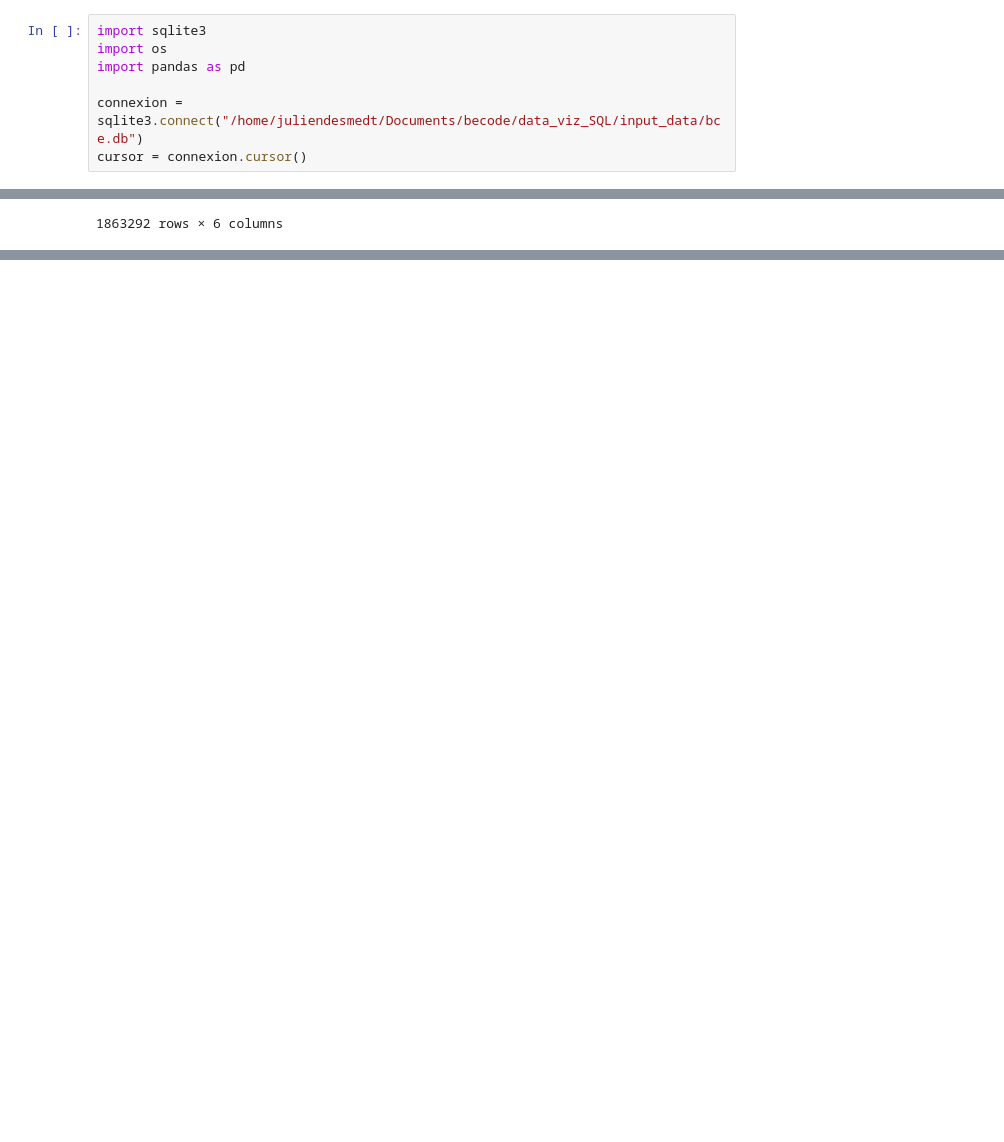
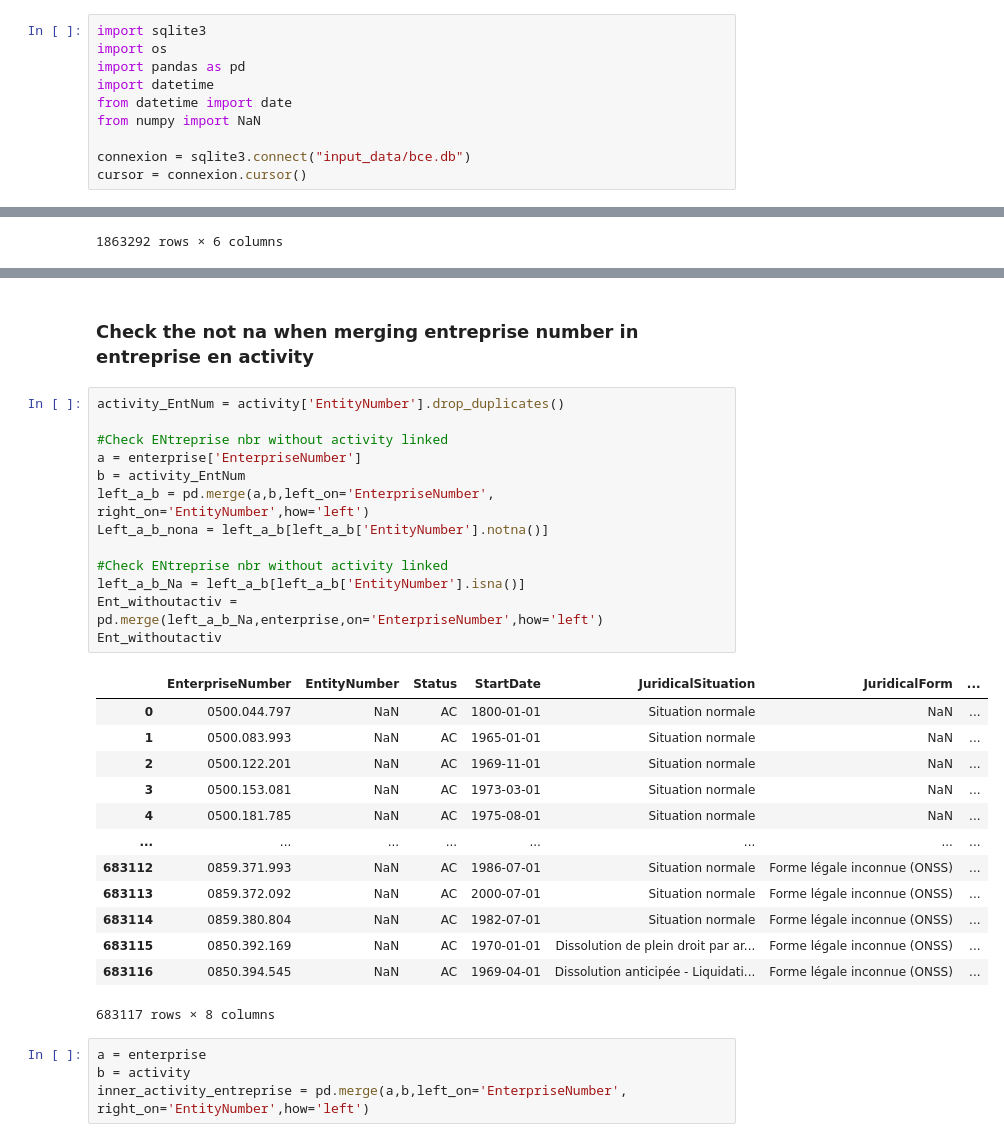
Before and after one commit to tanialemos/data_viz_SQL, a Jupyter notebook: data_exploration.ipynb, the cells around one changed output, grey strips where cells are left out. Cells and saved outputs as stored; diff of their text form; blank space fills up the shorter version.

```diff
--- a/data_exploration.ipynb
+++ b/data_exploration.ipynb
@@ -2,6 +2,9 @@
 import sqlite3
 import os
 import pandas as pd
+import datetime
+from datetime import date
+from numpy import NaN
 
-connexion = sqlite3.connect("/home/juliendesmedt/Documents/becode/data_viz_SQL/input_data/bce.db")
+connexion = sqlite3.connect("input_data/bce.db")
 cursor = connexion.cursor()
@@ -182,0 +242,33 @@ list(group_data['JuridicalSituation'].T)
+# %% [markdown]
+### Check the not na when merging entreprise number in entreprise en activity
+# %%
+activity_EntNum = activity['EntityNumber'].drop_duplicates()
+
+#Check ENtreprise nbr without activity linked
+a = enterprise['EnterpriseNumber']
+b = activity_EntNum
+left_a_b = pd.merge(a,b,left_on='EnterpriseNumber', right_on='EntityNumber',how='left')
+Left_a_b_nona = left_a_b[left_a_b['EntityNumber'].notna()]
+
+#Check ENtreprise nbr without activity linked
+left_a_b_Na = left_a_b[left_a_b['EntityNumber'].isna()]
+Ent_withoutactiv = pd.merge(left_a_b_Na,enterprise,on='EnterpriseNumber',how='left')
+Ent_withoutactiv
+# %% [output]
+|  | EnterpriseNumber | EntityNumber | Status | StartDate | JuridicalSituation | JuridicalForm | ... |
+| 0 | 0500.044.797 | NaN | AC | 1800-01-01 | Situation normale | NaN | ... |
+| 1 | 0500.083.993 | NaN | AC | 1965-01-01 | Situation normale | NaN | ... |
+| 2 | 0500.122.201 | NaN | AC | 1969-11-01 | Situation normale | NaN | ... |
+| 3 | 0500.153.081 | NaN | AC | 1973-03-01 | Situation normale | NaN | ... |
+| 4 | 0500.181.785 | NaN | AC | 1975-08-01 | Situation normale | NaN | ... |
+| ... | ... | ... | ... | ... | ... | ... | ... |
+| 683112 | 0859.371.993 | NaN | AC | 1986-07-01 | Situation normale | Forme légale inconnue (ONSS) | ... |
+| 683113 | 0859.372.092 | NaN | AC | 2000-07-01 | Situation normale | Forme légale inconnue (ONSS) | ... |
+| 683114 | 0859.380.804 | NaN | AC | 1982-07-01 | Situation normale | Forme légale inconnue (ONSS) | ... |
+| 683115 | 0850.392.169 | NaN | AC | 1970-01-01 | Dissolution de plein droit par ar... | Forme légale inconnue (ONSS) | ... |
+| 683116 | 0850.394.545 | NaN | AC | 1969-04-01 | Dissolution anticipée - Liquidati... | Forme légale inconnue (ONSS) | ... |
+683117 rows × 8 columns
+# %%
+a = enterprise
+b = activity
+inner_activity_entreprise = pd.merge(a,b,left_on='EnterpriseNumber', right_on='EntityNumber',how='left')
```
Also changed, not shown: parts of 33 cells of this notebook, 2 other files.
